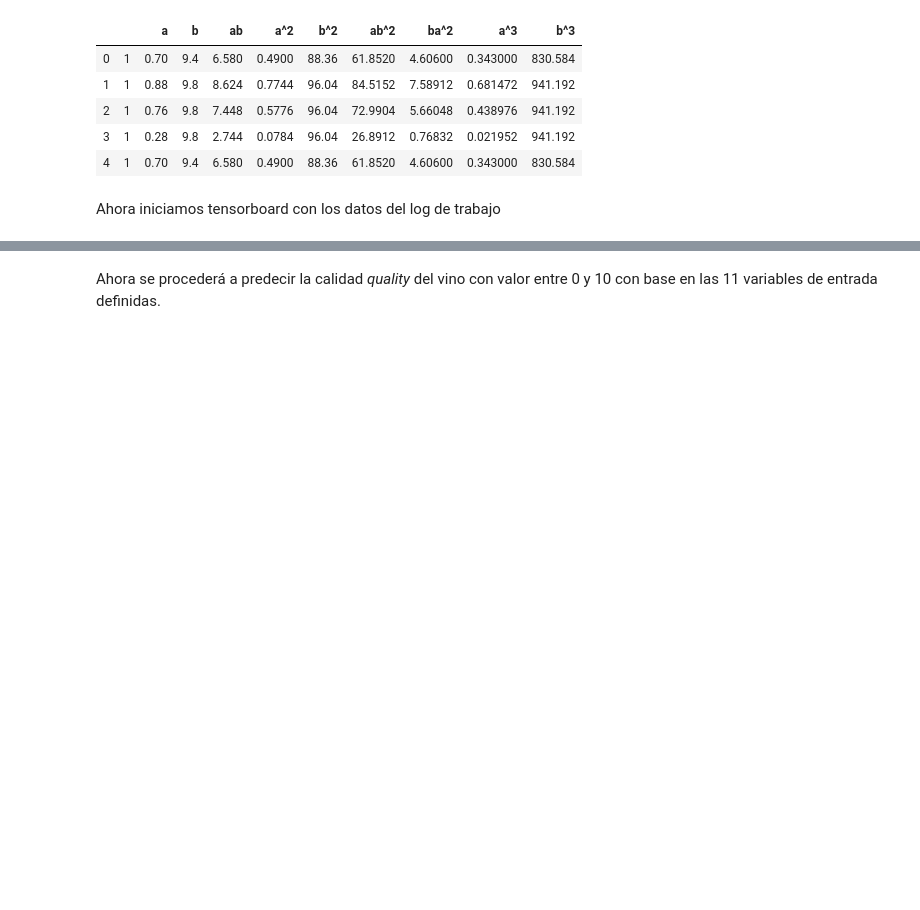
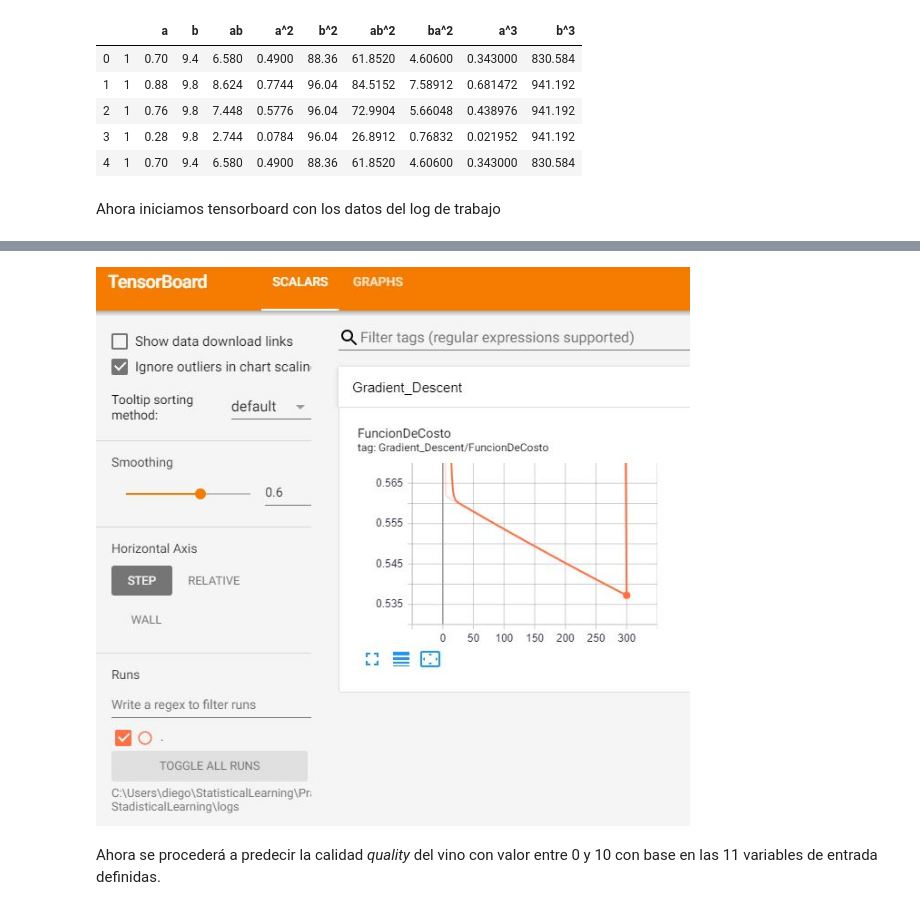
Before and after one commit to dvallesc/practica2-StadisticalLearning, a Jupyter notebook: FeatureEngineering-Tarea2-Diego_Valle.ipynb, the cells around one changed output, grey strips where cells are left out. Saved outputs shown, nothing was run; the diff lists cells and outputs as text; code cells hidden in the pictures; blank space fills up the shorter version.

```diff
--- a/FeatureEngineering-Tarea2-Diego_Valle.ipynb
+++ b/FeatureEngineering-Tarea2-Diego_Valle.ipynb
@@ -265,3 +211,8 @@ Reusing TensorBoard on port 6006 (pid 48904), started 0:01:14 ago. (Use '!kill 4
 [interactive output not drawn]
+# %%
+from IPython.display import Image
+Image("grafico.jpg")
+# %% [output]
+[figure, added]
 # %% [markdown]
 Ahora se procederá a predecir la calidad _quality_ del vino con valor entre 0 y 10 con base en las 11 variables de entrada definidas.
```
Also changed, not shown: parts of 16 cells of this notebook.
